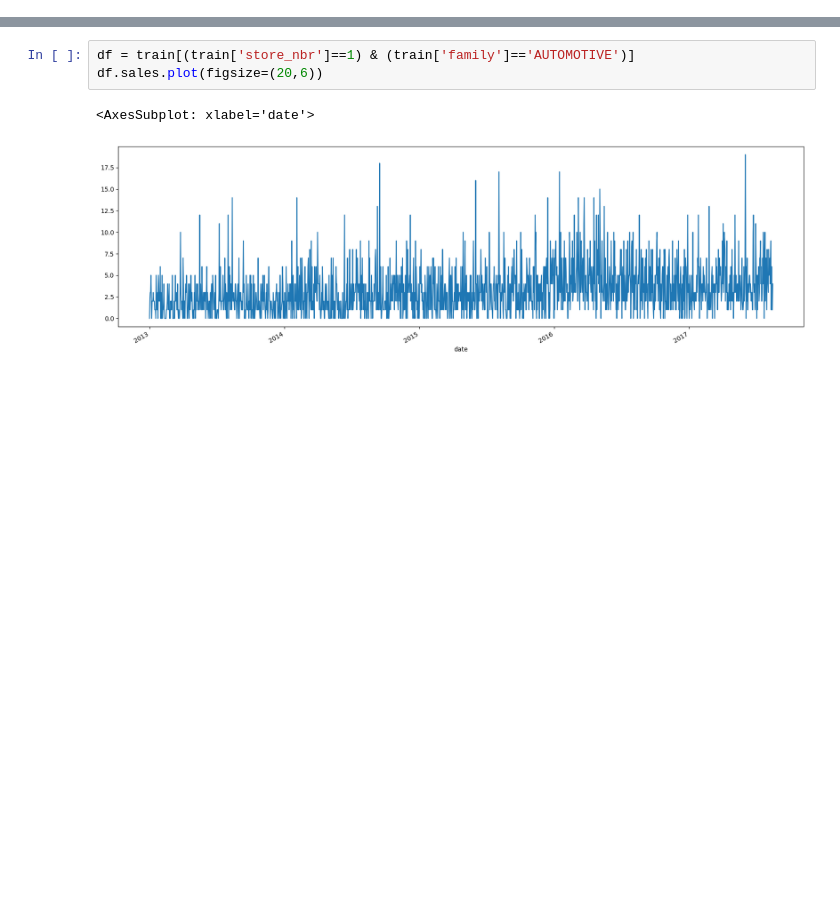
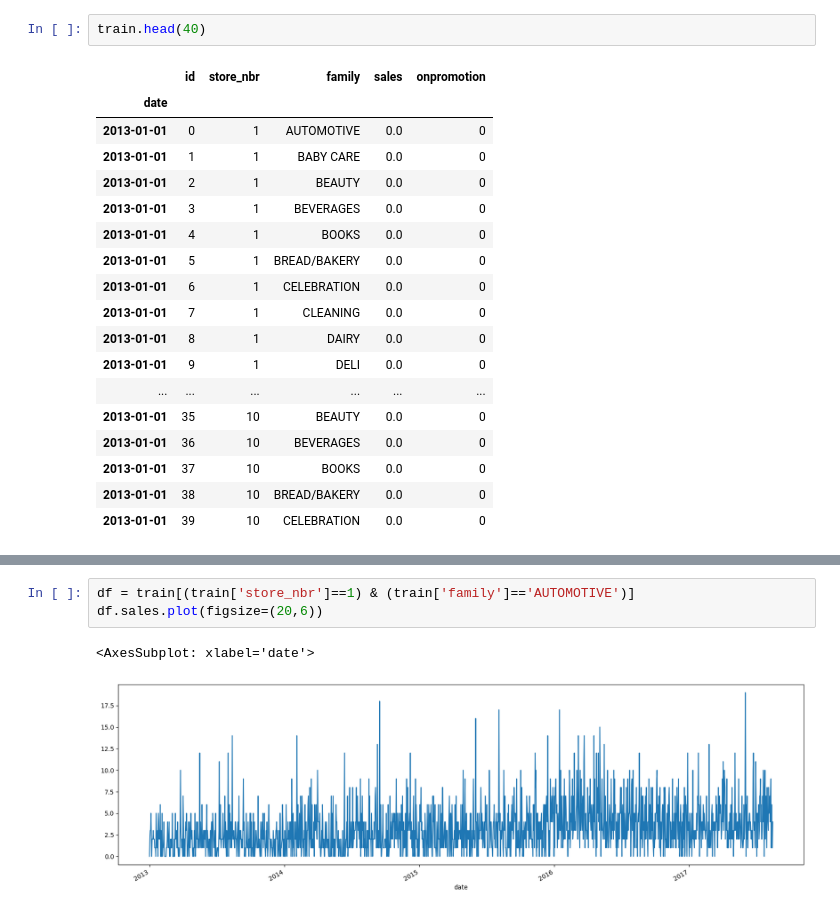
Before and after one commit to Nasibul/e-commerce, a Jupyter notebook: ml-inventory/New Folder/Advanced ARIMA.ipynb, the cells around one changed output, grey strips where cells are left out. Drawn from its saved outputs; the diff is of its cells as text; blank space fills up the shorter version.

```diff
--- a/ml-inventory/New Folder/Untitled.ipynb
+++ b/ml-inventory/New Folder/Advanced ARIMA.ipynb
@@ -14,0 +24,21 @@ train.index = pd.to_datetime(train.index)
+# %%
+train.head(40)
+# %% [output]
+|  | id | store_nbr | family | sales | onpromotion |
+| date |  |  |  |  |  |
+| 2013-01-01 | 0 | 1 | AUTOMOTIVE | 0.0 | 0 |
+| 2013-01-01 | 1 | 1 | BABY CARE | 0.0 | 0 |
+| 2013-01-01 | 2 | 1 | BEAUTY | 0.0 | 0 |
+| 2013-01-01 | 3 | 1 | BEVERAGES | 0.0 | 0 |
+| 2013-01-01 | 4 | 1 | BOOKS | 0.0 | 0 |
+| 2013-01-01 | 5 | 1 | BREAD/BAKERY | 0.0 | 0 |
+| 2013-01-01 | 6 | 1 | CELEBRATION | 0.0 | 0 |
+| 2013-01-01 | 7 | 1 | CLEANING | 0.0 | 0 |
+| 2013-01-01 | 8 | 1 | DAIRY | 0.0 | 0 |
+| 2013-01-01 | 9 | 1 | DELI | 0.0 | 0 |
+| ... | ... | ... | ... | ... | ... |
+| 2013-01-01 | 35 | 10 | BEAUTY | 0.0 | 0 |
+| 2013-01-01 | 36 | 10 | BEVERAGES | 0.0 | 0 |
+| 2013-01-01 | 37 | 10 | BOOKS | 0.0 | 0 |
+| 2013-01-01 | 38 | 10 | BREAD/BAKERY | 0.0 | 0 |
+| 2013-01-01 | 39 | 10 | CELEBRATION | 0.0 | 0 |
```
Also changed, not shown: parts of 31 cells of this notebook, 1 other file.
